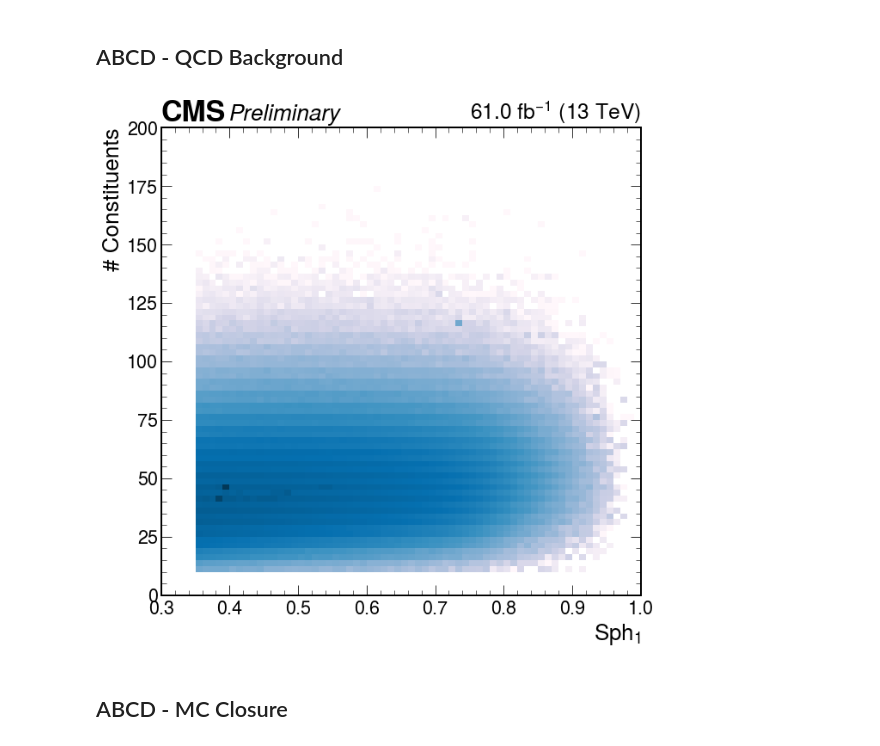
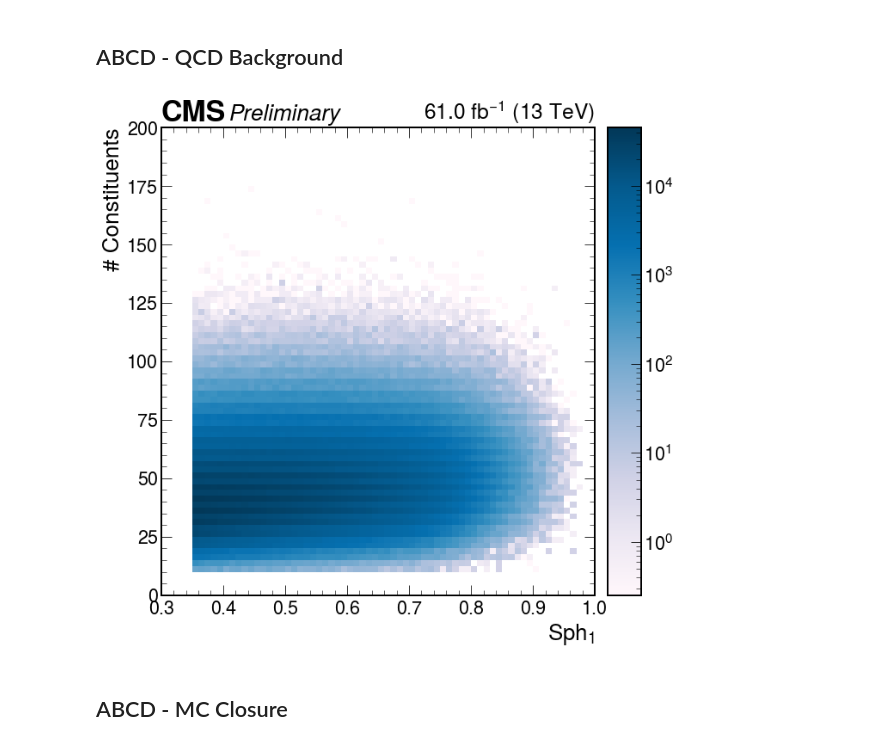
Before and after one commit to SUEPPhysics/SUEPCoffea_dask, a Jupyter notebook: plotting/paper_plots.ipynb, the cells around one changed output. Drawn from its saved outputs; the diff is of its cells as text; code cells hidden in the pictures.

```diff
--- a/plotting/paper_plots.ipynb
+++ b/plotting/paper_plots.ipynb
@@ -216,29 +217,29 @@ plt.show()
 ## ABCD - QCD Background
 # %%
 plot_label = '2D_SUEP_S1_vs_SUEP_nconst_Cluster'
-year = '2016'
+year = '2018'
 sample = 'QCD_HT_'+year
 
 fig, ax = plt.subplots(figsize=(10, 10))
 
 if plots[sample][plot_label].sum().value == 0:
     print("Histogram empty for sample", sample)
 
 h = plots[sample][plot_label]
 h = h[0.35j:,10j:]
 
 hep.cms.label(llabel='Preliminary',data=False, lumi=61.0)
 _ = hep.hist2dplot(h,
            norm=matplotlib.colors.LogNorm(),
            cmap = 'PuBu',
-           cbar=False,
+           cbar=True,
            label=sample)
 
 plt.ylim(0,200)
 plt.xlim(0.3,1.0)
 plt.savefig(output_label+"2D_decorrelate_"+year+file_ext)
 plt.show()
 # %% [output]
-[figure, old version]
+[figure, new version]
 # %% [markdown]
 ## ABCD - MC Closure
```
Also changed, not shown: parts of 6 cells of this notebook, 11 other files.
